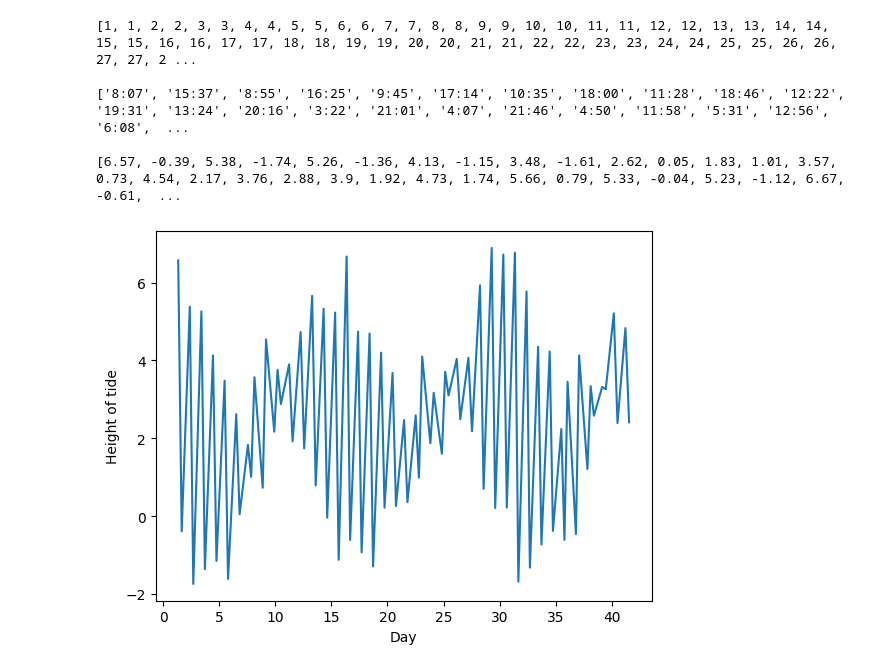
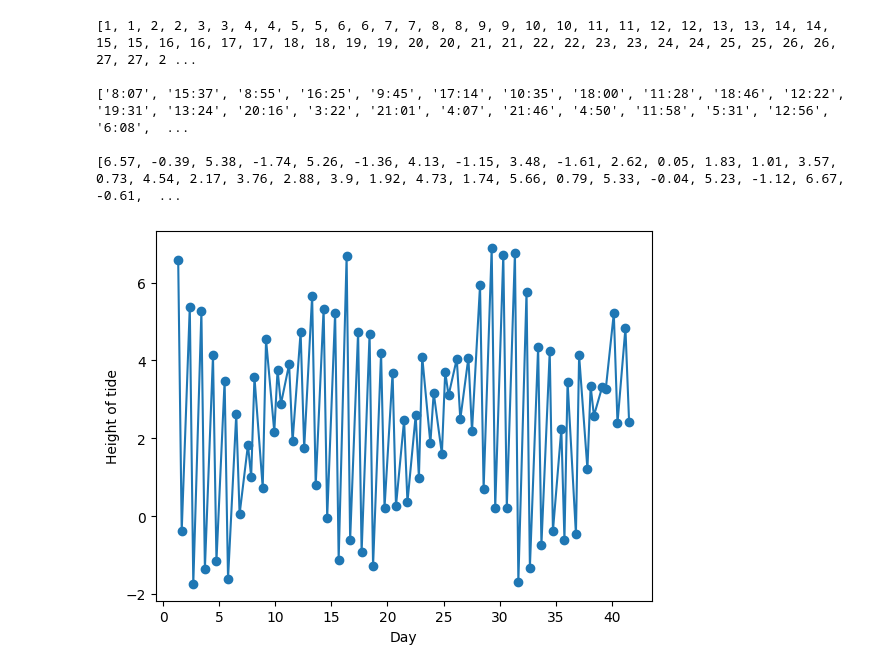
Before and after one commit to tchengsd/astr-group-project, a Jupyter notebook: group_project.ipynb, the cells around one changed output. Saved outputs shown, nothing was run; the diff lists cells and outputs as text; code cells hidden in the pictures.

```diff
--- a/group_project.ipynb
+++ b/group_project.ipynb
@@ -35,9 +35,9 @@ daytime = [percent + daynum for percent, daynum in zip(percents, day)]
 # %%
 import matplotlib.pyplot as plt
 # %%
-plt.plot(daytime, height)
+plt.plot(daytime, height, '-o')
 plt.xlabel('Day')
 plt.ylabel('Height of tide')
 plt.show()
 # %% [output]
-[figure, old version]
+[figure, new version]
```
Also changed, not shown: parts of 1 cell of this notebook.
